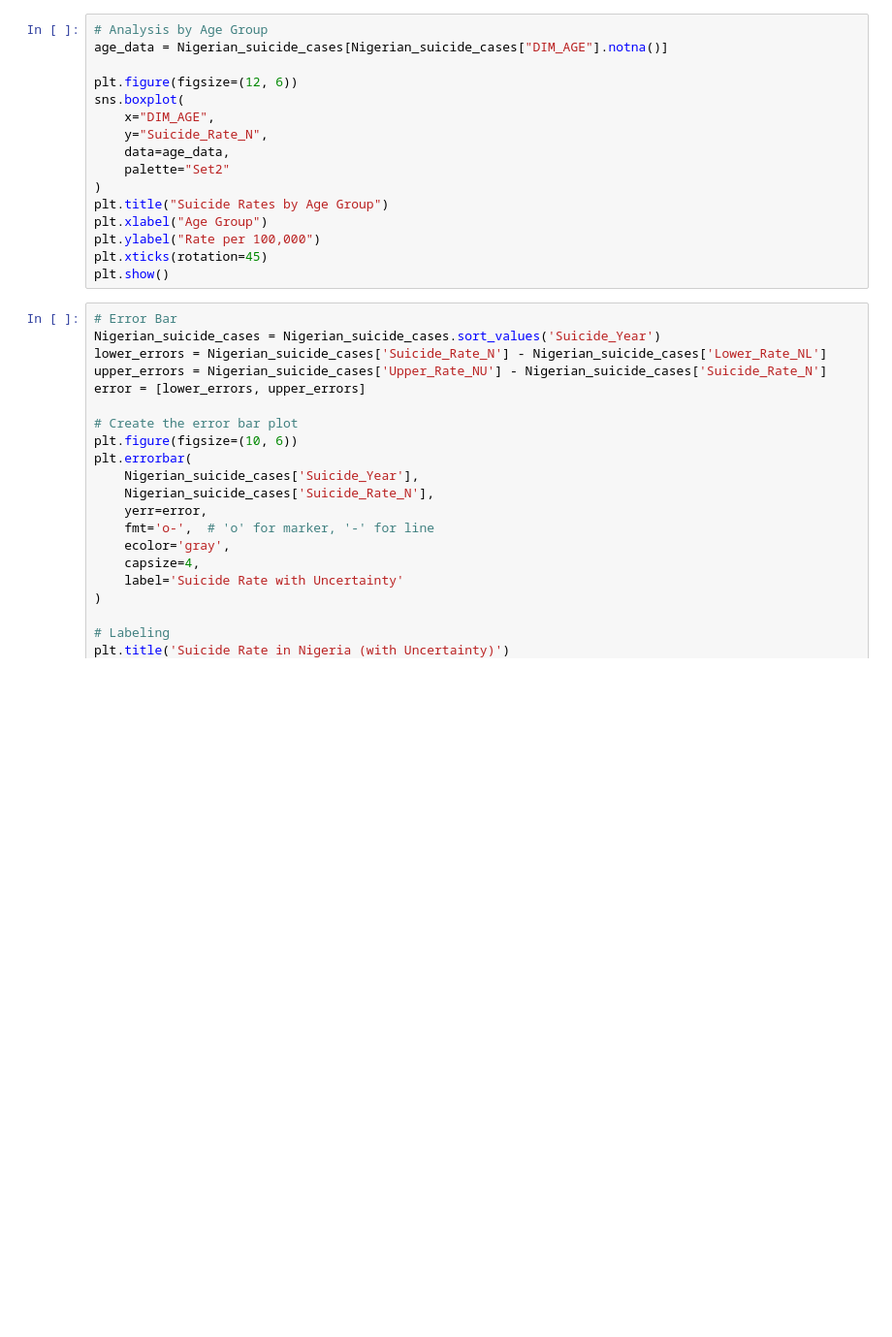
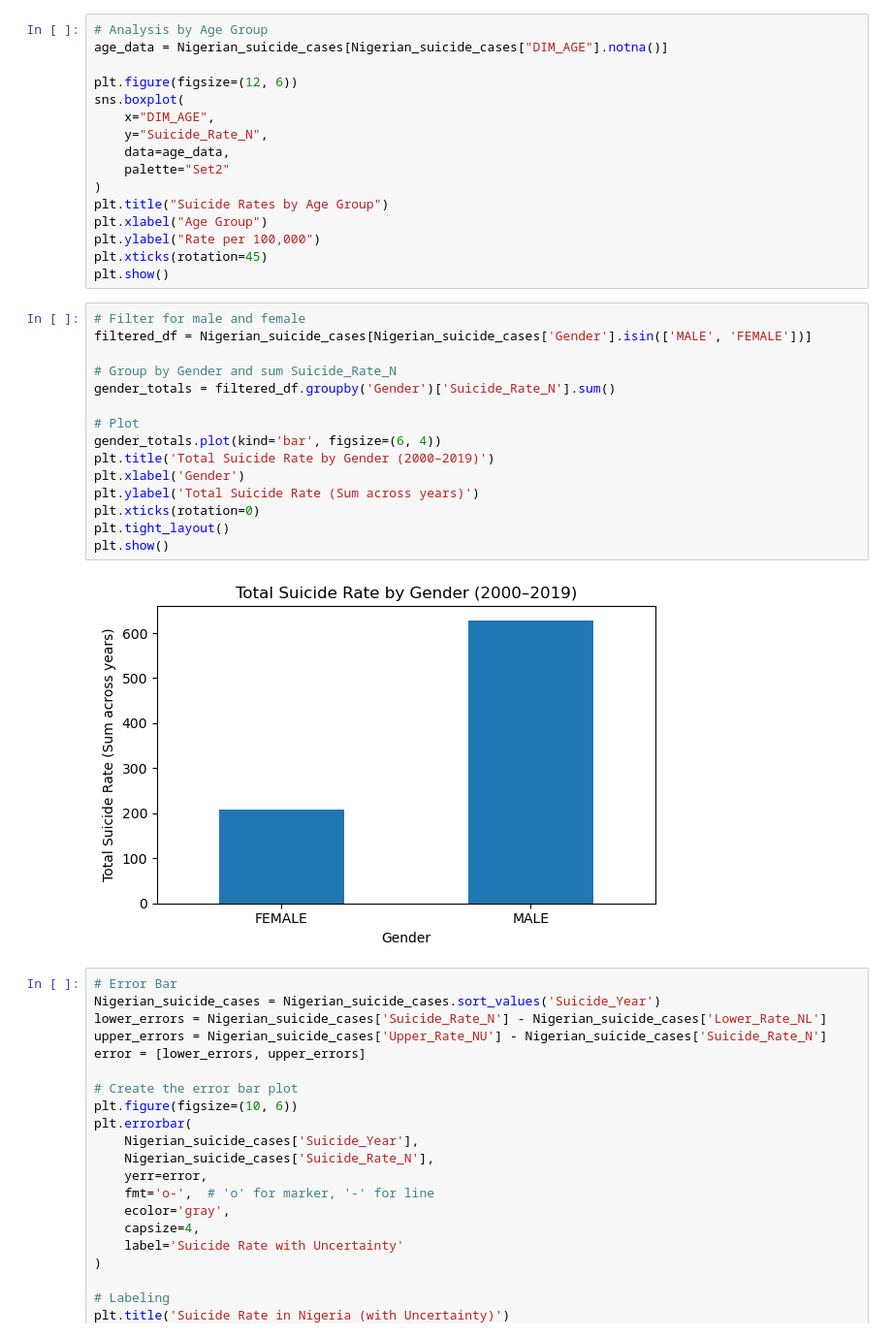
Before and after one commit to telehealthcareai/suicide-nigeria, a Jupyter notebook: DASHBOARD/explore/who_suicide.ipynb, the cells around one changed output. Shown at 97% size. Cells and saved outputs as stored; diff of their text form; blank space fills up the shorter version.

```diff
--- a/DASHBOARD/explore/who_suicide.ipynb
+++ b/DASHBOARD/explore/who_suicide.ipynb
@@ -417,6 +441,23 @@ plt.xlabel("Age Group")
 plt.ylabel("Rate per 100,000")
 plt.xticks(rotation=45)
 plt.show()
+# %%
+# Filter for male and female
+filtered_df = Nigerian_suicide_cases[Nigerian_suicide_cases['Gender'].isin(['MALE', 'FEMALE'])]
+
+# Group by Gender and sum Suicide_Rate_N
+gender_totals = filtered_df.groupby('Gender')['Suicide_Rate_N'].sum()
+
+# Plot
+gender_totals.plot(kind='bar', figsize=(6, 4))
+plt.title('Total Suicide Rate by Gender (2000–2019)')
+plt.xlabel('Gender')
+plt.ylabel('Total Suicide Rate (Sum across years)')
+plt.xticks(rotation=0)
+plt.tight_layout()
+plt.show()
+# %% [output]
+[figure, added]
 # %%
 # Error Bar
 Nigerian_suicide_cases = Nigerian_suicide_cases.sort_values('Suicide_Year')
```
Also changed, not shown: parts of 3 cells of this notebook, 2 other files.
